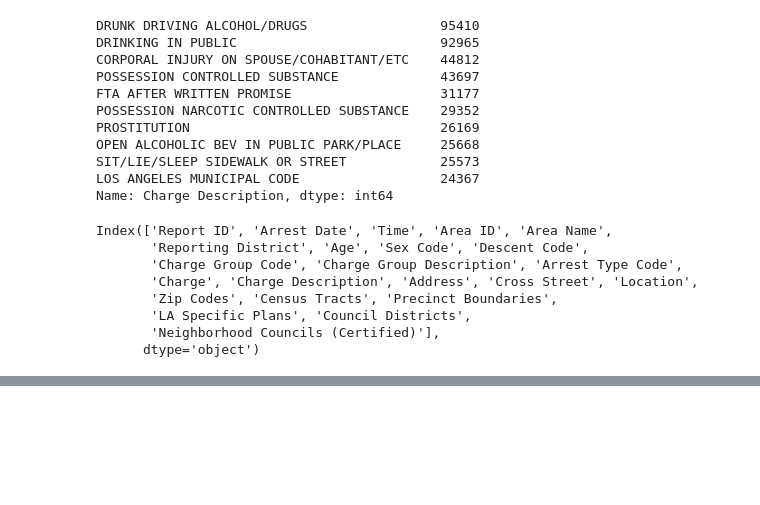
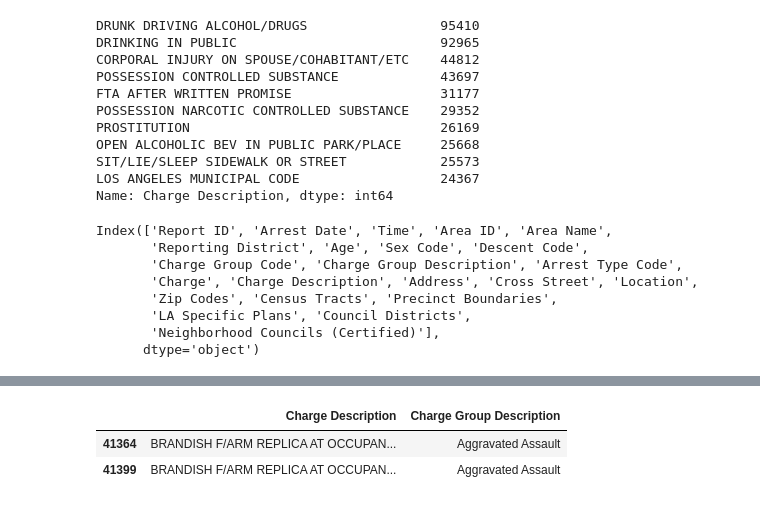
Before and after one commit to abreulastra/crime_analysis, a Jupyter notebook: crime_patterns_LA.ipynb, the cells around one changed output, grey strips where cells are left out. Drawn from its saved outputs; the diff is of its cells as text; code cells hidden in the pictures; blank space fills up the shorter version.

```diff
--- a/crime_patterns_LA.ipynb
+++ b/crime_patterns_LA.ipynb
@@ -138,0 +275,8 @@ arr[['Sex Code', 'Descent Code',
+# %%
+arr['br'] = arr['Charge Description'].str.contains('|'.join(['BRANDISH']))
+# %%
+arr[arr['br']==1][['Charge Description', 'Charge Group Description']]
+# %% [output]
+|  | Charge Description | Charge Group Description |
+| 41364 | BRANDISH F/ARM REPLICA AT OCCUPAN... | Aggravated Assault |
+| 41399 | BRANDISH F/ARM REPLICA AT OCCUPAN... | Aggravated Assault |
```
Also changed, not shown: parts of 23 cells of this notebook, 1 other file.
